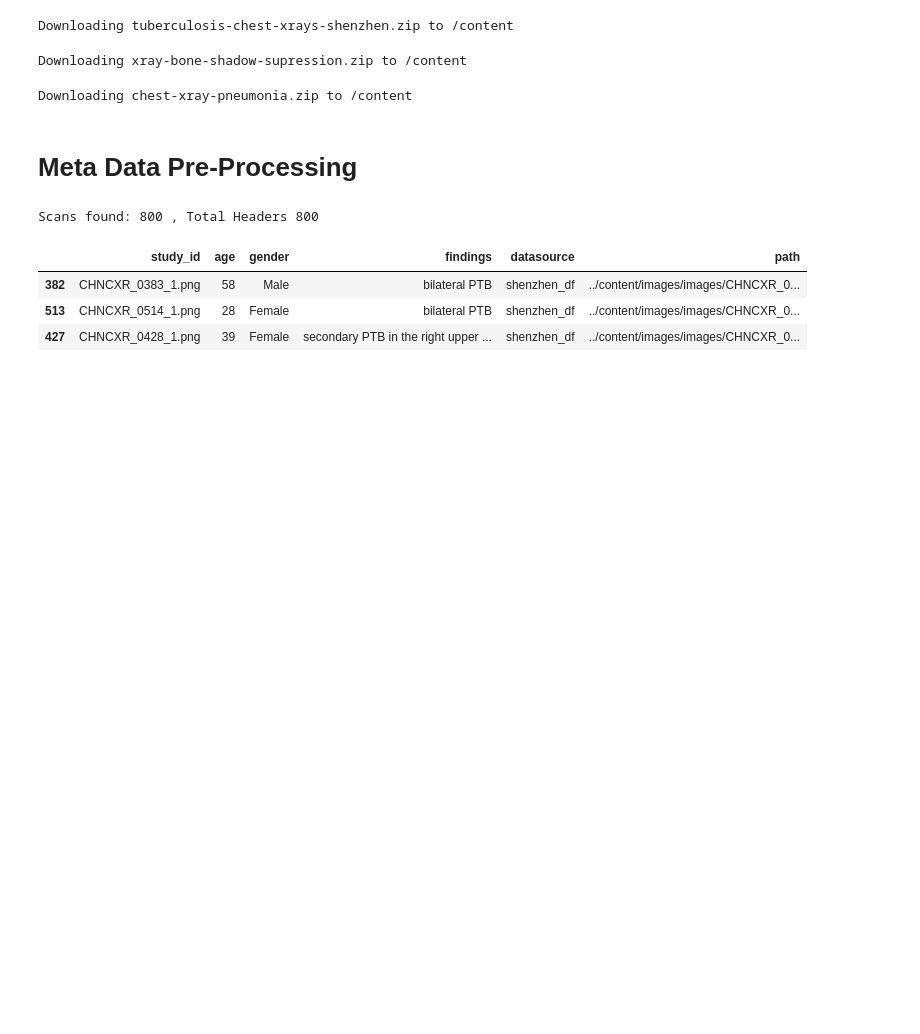
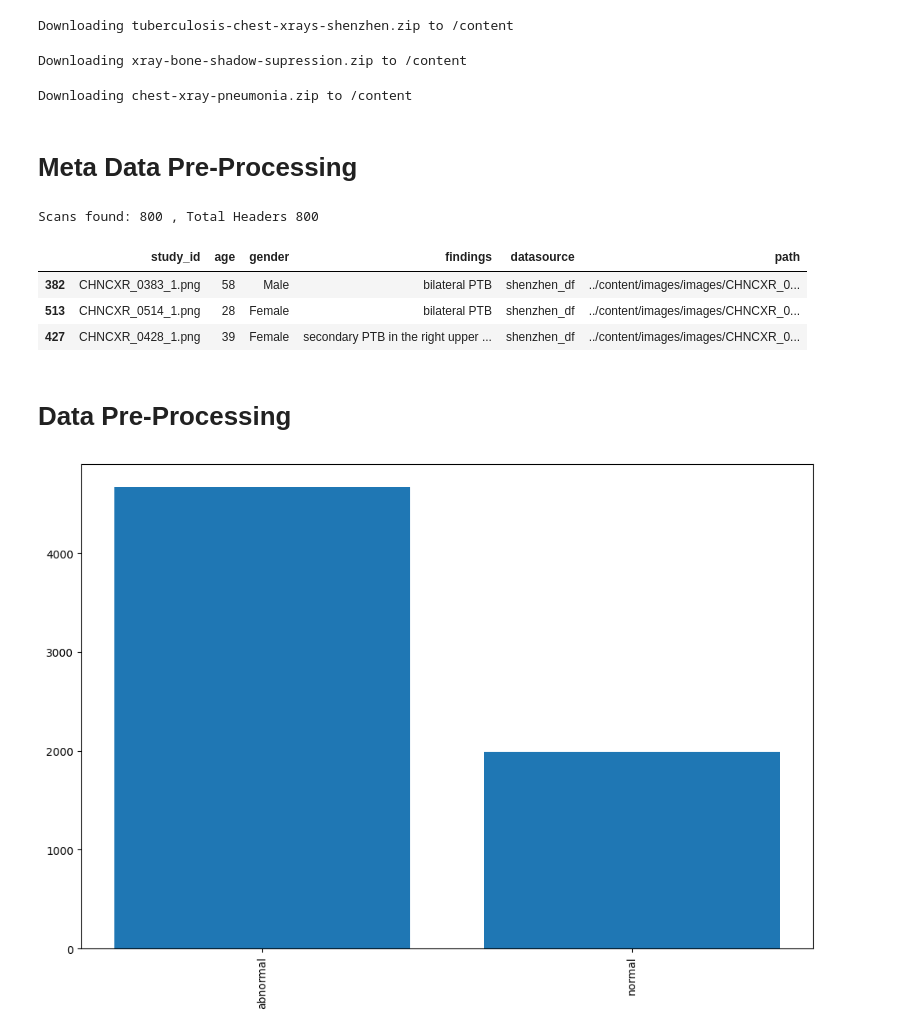
Before and after one commit to anuraagbhavaraju/computer-vision-chest-xray, a Jupyter notebook: CXR_Classification_Comparitive_Study.ipynb, the cells around one changed output. Cells and saved outputs as stored; diff of their text form; code cells hidden in the pictures; blank space fills up the shorter version.

```diff
--- a/CXR_Classification_Comparitive_Study.ipynb
+++ b/CXR_Classification_Comparitive_Study.ipynb
@@ -177,3 +177,18 @@ train_data['datasource']='train_data'
 # train_data=train_data[train_data['path'].notna()]
 # %%
 all_xray_df=all_xray_df.append(train_data)
+# %% [markdown]
+# Data Pre-Processing
+# %%
+all_xray_df['findings']=np.where(all_xray_df['findings']!='normal','abnormal','normal')
+jsrt_df=jsrt_df[['study_id','age','gender','diagnosis','path','bse_path']]
+jsrt_df=jsrt_df.rename(columns={'diagnosis':'findings'})
+jsrt_df['findings']=jsrt_df['findings'].fillna('normal')
+jsrt_df['findings']=np.where(jsrt_df['findings']!='normal','abnormal','normal')
+label_counts = all_xray_df['findings'].value_counts()
+fig, ax1 = plt.subplots(1,1,figsize = (12, 8))
+ax1.bar(np.arange(len(label_counts))+0.5, label_counts)
+ax1.set_xticks(np.arange(len(label_counts))+0.5)
+_ = ax1.set_xticklabels(label_counts.index, rotation = 90)
+# %% [output]
+[figure, added]
```
Also changed, not shown: parts of 2 cells of this notebook.
